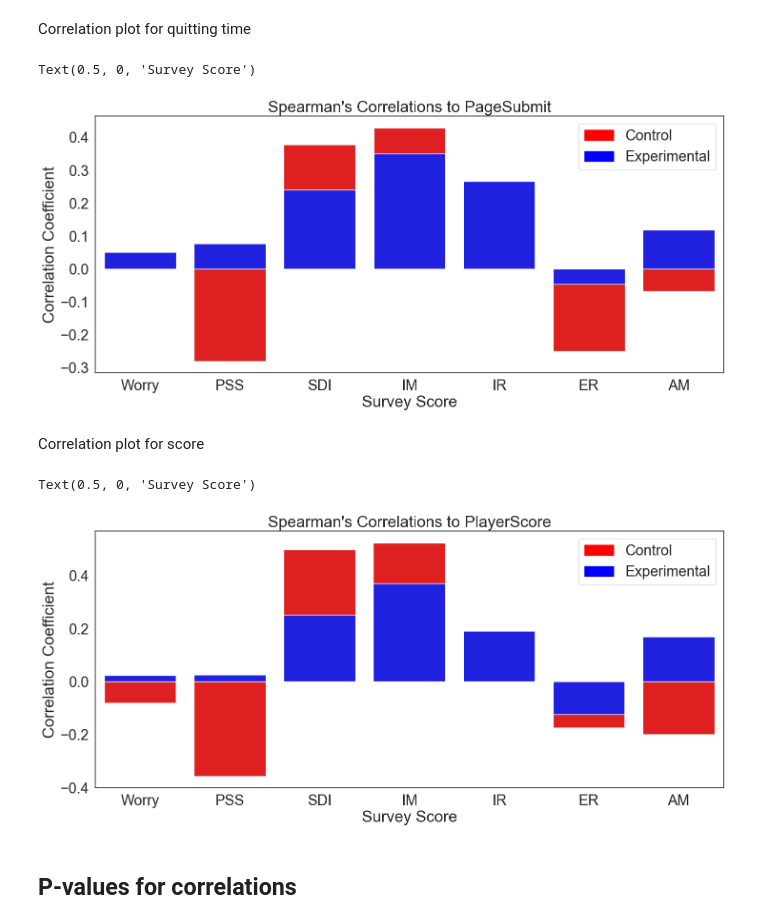
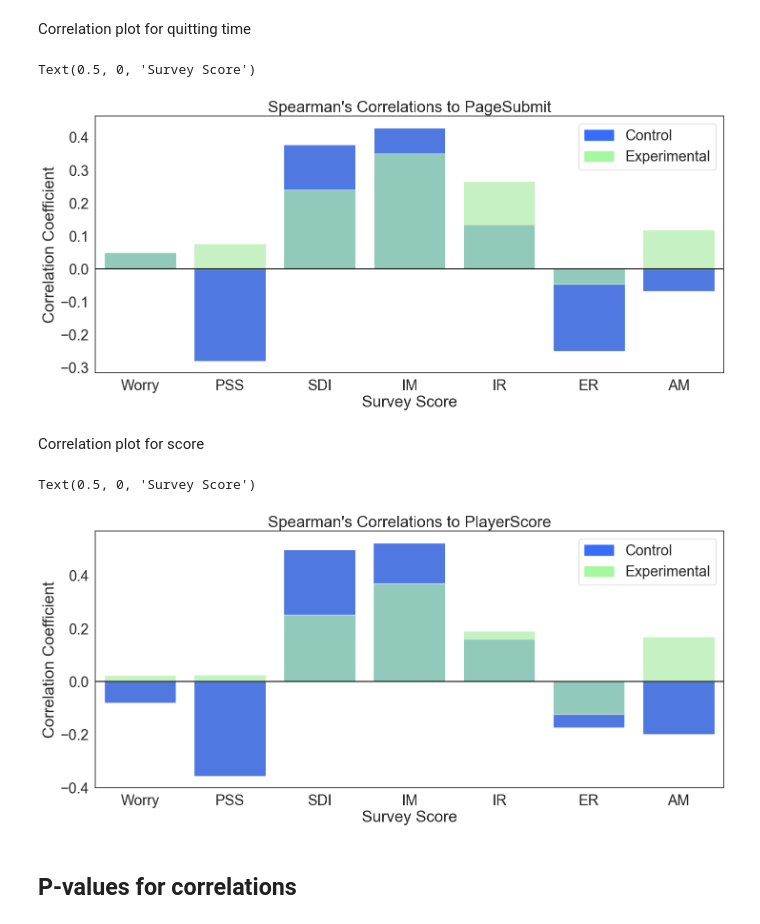
Before and after one commit to sophieneale/COGS164, a Jupyter notebook: 164vis.ipynb, the cells around one changed output. Drawn from its saved outputs; the diff is of its cells as text; code cells hidden in the pictures.

```diff
--- a/164vis.ipynb
+++ b/164vis.ipynb
@@ -173,6 +173,15 @@ E_data = data[data['Metadata','Group'] == 'Experimental']
 C_data = data[data['Metadata','Group'] == 'Control']
 # %% [markdown]
 # **Plotting**
+# %%
+# Colors
+colors = sns.color_palette('rainbow')
+e_color = colors[-1]
+e_color2 = colors[3]
+c_color = colors[0]
+C_patch = mpatches.Patch(color=c_color, label='Control')
+E_patch = mpatches.Patch(color=e_color, label='Experimental')
+E_patch2 = mpatches.Patch(color=e_color2, label='Experimental')
 # %% [markdown]
 ### Distributions of numeric variables
 
@@ -308,32 +322,30 @@ spearman_C
 Correlation plot for quitting time
 # %%
 # Plot correlations to quitting time of all survey results
-C_bar = sns.barplot(data= spearman_C["PageSubmit"], color= 'red')
-C_patch = mpatches.Patch(color='red', label='Control')
-E_bar = sns.barplot(data= spearman_E["PageSubmit"], color= 'blue')
-E_patch = mpatches.Patch(color='blue', label='Experimental')
-plt.legend(handles= [C_patch, E_patch])
+C_bar = sns.barplot(data= spearman_C["PageSubmit"], color= c_color)
+E_bar = sns.barplot(data= spearman_E["PageSubmit"], color= colors[3], alpha= 0.7)
+plt.axhline(y=0, color= "black")
+plt.legend(handles= [C_patch, E_patch2])
 plt.title("Spearman's Correlations to PageSubmit")
 plt.ylabel("Correlation Coefficient")
 plt.xlabel("Survey Score")
 # %% [output]
 Text(0.5, 0, 'Survey Score')
-[figure, old version]
+[figure, new version]
 # %% [markdown]
 Correlation plot for score
 # %%
 # Plot correlations to score of all survey results
-C_bar = sns.barplot(data= spearman_C["PlayerScore"], color= 'red')
-C_patch = mpatches.Patch(color='red', label='Control')
-E_bar = sns.barplot(data= spearman_E["PlayerScore"], color= 'blue')
-E_patch = mpatches.Patch(color='blue', label='Experimental')
-plt.legend(handles= [C_patch, E_patch])
+C_bar = sns.barplot(data= spearman_C["PlayerScore"], color= c_color)
+E_bar = sns.barplot(data= spearman_E["PlayerScore"], color= colors[3], alpha= 0.7)
+plt.legend(handles= [C_patch, E_patch2])
+plt.axhline(y=0, color= "black")
 plt.title("Spearman's Correlations to PlayerScore")
 plt.ylabel("Correlation Coefficient")
 plt.xlabel("Survey Score")
 # %% [output]
 Text(0.5, 0, 'Survey Score')
-[figure, old version]
+[figure, new version]
 # %% [markdown]
 ## P-values for correlations
 # %%
```
Also changed, not shown: parts of 12 cells of this notebook.
